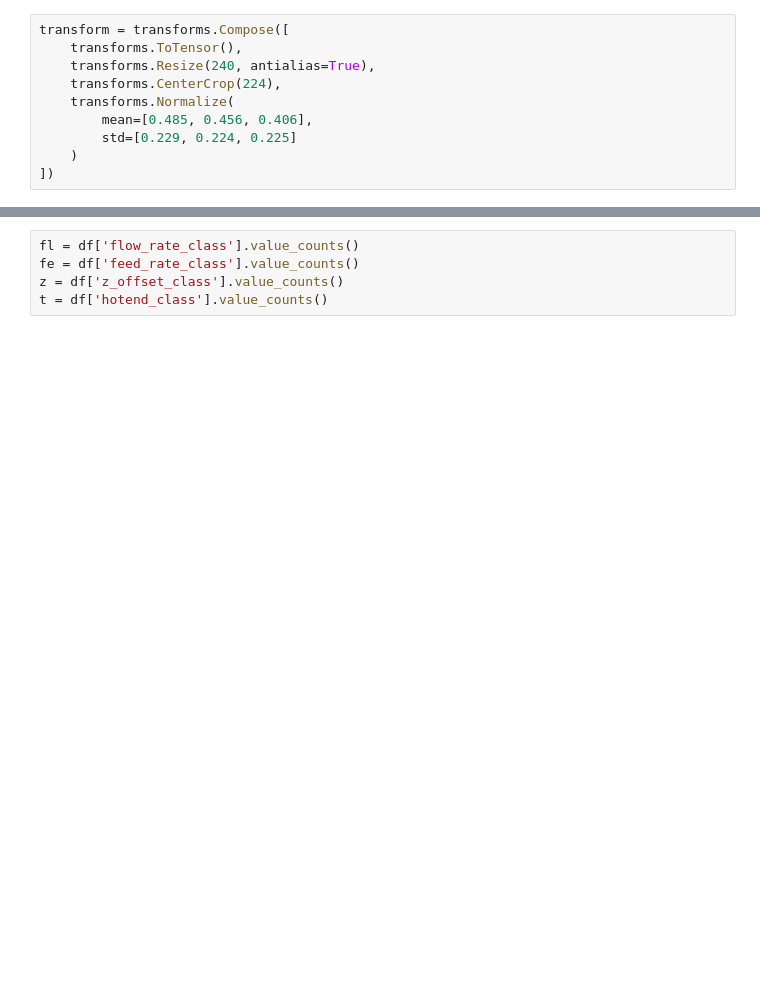
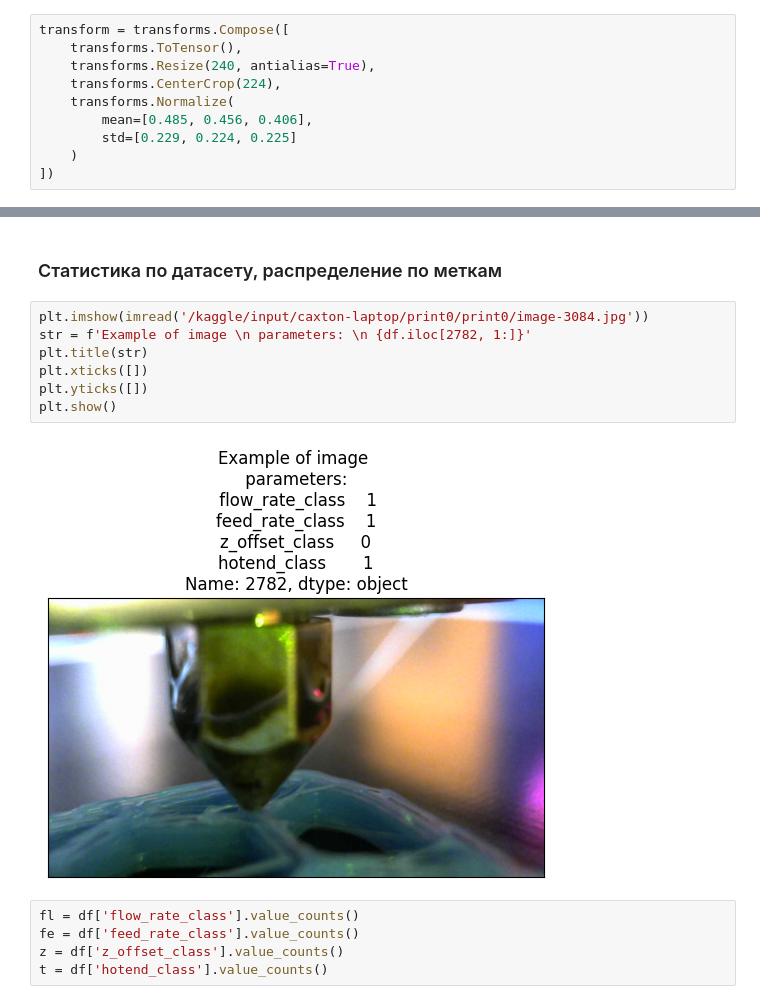
Before and after one commit to r73lan/ResNet50_EfficientNet_caxton, a Jupyter notebook: caxton_dataset_with_resnet.ipynb, the cells around one changed output, grey strips where cells are left out. Drawn from its saved outputs; the diff is of its cells as text; blank space fills up the shorter version.

```diff
--- a/caxton_dataset_with_resnet.ipynb
+++ b/caxton_dataset_with_resnet.ipynb
@@ -54,6 +60,17 @@ for dirname, dirpath, filenames in os.walk('/kaggle/input/caxton-laptop'):
 # %% [output]
 /kaggle/input/caxton-laptop/print0/print0/image-1130.jpg did not read
 /kaggle/input/caxton-laptop/print0/print0/image-2777.jpg did not read
+# %% [markdown]
+### Статистика по датасету, распределение по меткам
+# %%
+plt.imshow(imread('/kaggle/input/caxton-laptop/print0/print0/image-3084.jpg'))
+str = f'Example of image \n parameters: \n {df.iloc[2782, 1:]}'
+plt.title(str)
+plt.xticks([])
+plt.yticks([])
+plt.show()
+# %% [output]
+[figure, added]
 # %%
 fl = df['flow_rate_class'].value_counts()
 fe = df['feed_rate_class'].value_counts()
```
Also changed, not shown: parts of 18 cells of this notebook.
